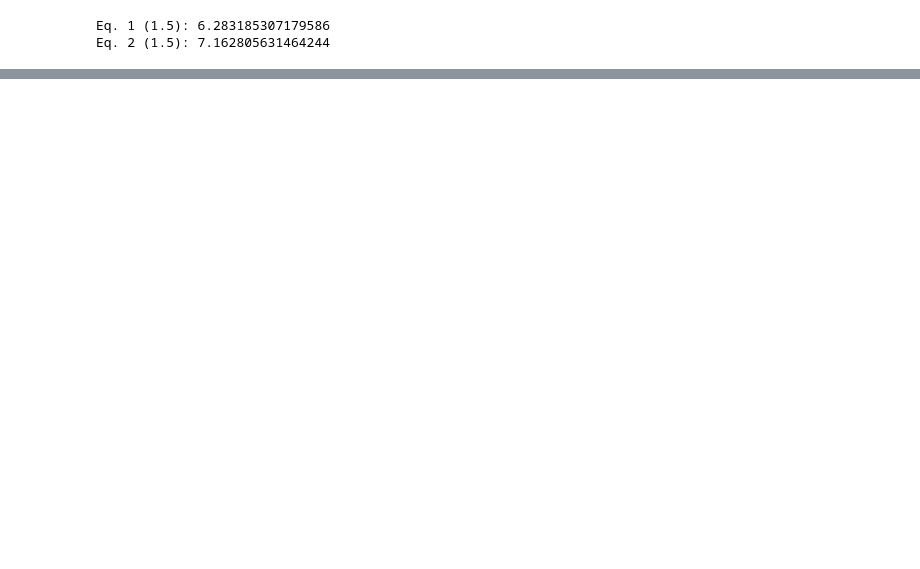
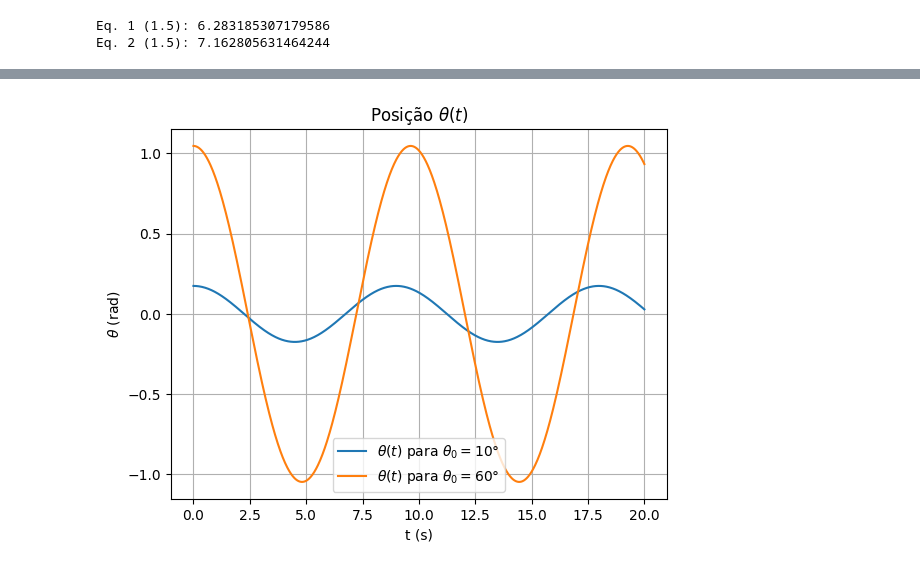
Before and after one commit to martinswagner021/prog, a Jupyter notebook: Fisica Computacional/P1.ipynb, the cells around one changed output, grey strips where cells are left out. Cells and saved outputs as stored; diff of their text form; code cells hidden in the pictures; blank space fills up the shorter version.

```diff
--- a/Fisica Computacional/P1.ipynb
+++ b/Fisica Computacional/P1.ipynb
@@ -135,0 +163,46 @@ Eq. 2 (1.5): 7.162805631464244
+# %%
+def metRK4(f, r0, ti, tf, n):
+    r=r0
+    h = (ti+tf)/n
+    xpoints = []
+    ypoints = []
+    tpoints = np.arange(ti,tf+h,h)
+    for t in tpoints:
+        xpoints.append(r[0])
+        ypoints.append(r[1])
+        k1 = h*f(r,t)
+        k2 = h*f(r+k1/2, t+h/2)
+        k3 = h*f(r+k2/2, t+h/2)
+        k4 = h*f(r+k3, t+h)
+        r += (1/6)*(k1+2*k2+2*k3+k4)
+    return xpoints, ypoints, tpoints
+
+def f(r,t):
+    omega = 0.7
+
+    theta,dtheta = r
+    ftheta = dtheta
+    dtheta = -(omega**2)*np.sin(theta)
+    return np.array([ftheta,dtheta])
+
+theta01 = np.deg2rad(10)
+theta02 = np.deg2rad(60)
+v0 = 0.
+
+r01 = np.array([theta01,v0])
+x1, y1, t1 = metRK4(f, r01, 0, 20, 1000)
+
+plt.plot(t1, x1)
+
+r02 = np.array([theta02,v0])
+x2, y2, t2 = metRK4(f, r02, 0, 20, 1000)
+
+plt.plot(t2, x2)
+plt.title(r'Posição $\theta(t)$')
+plt.xlabel(r't (s)')
+plt.ylabel(r'$\theta$ (rad)')
+plt.legend([r'$\theta(t)$ para $\theta_0=10\degree$',r'$\theta(t)$ para $\theta_0=60\degree$'])
+plt.grid()
+plt.show()
+# %% [output]
+[figure, added]
```
Also changed, not shown: parts of 23 cells of this notebook, 1 other file.
